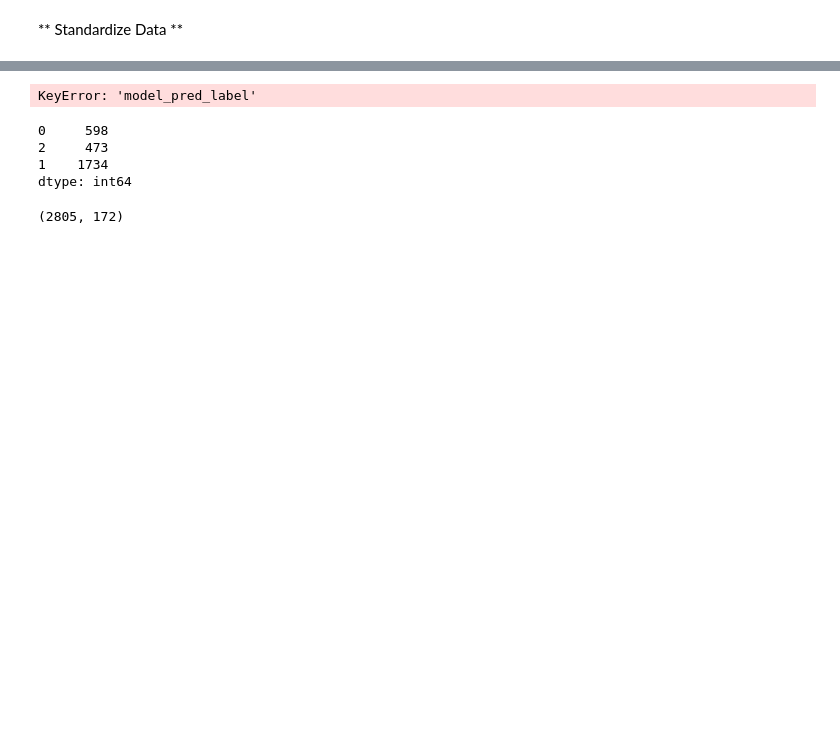
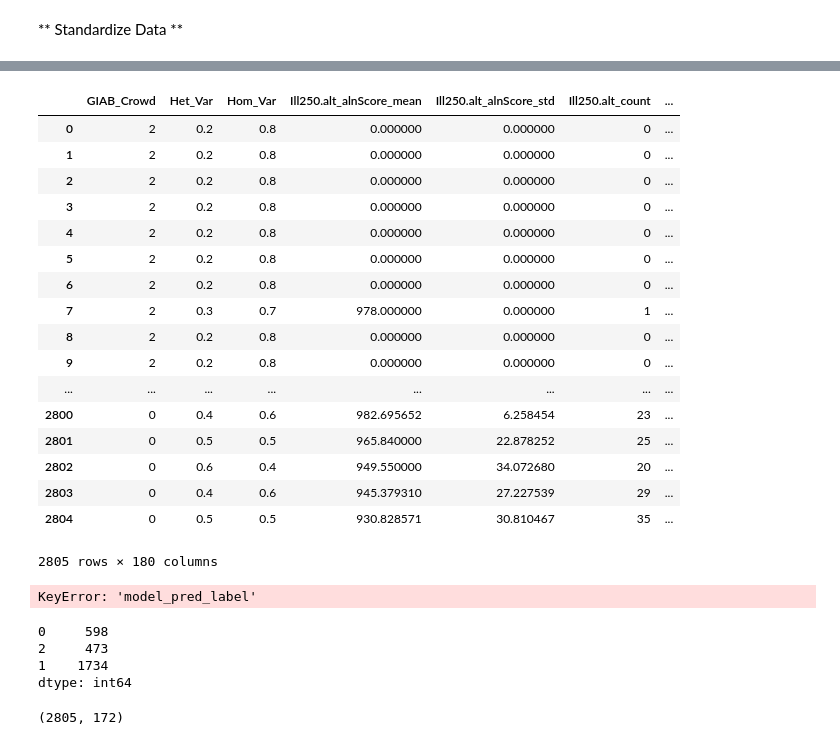
Before and after one commit to lesleymaraina/NIST, a Jupyter notebook: Notebooks/CrowdVariant/CrowdVariantAnalysis - Machine Learning-Copy1.ipynb, the cells around one changed output, grey strips where cells are left out. Drawn from its saved outputs; the diff is of its cells as text; code cells hidden in the pictures; blank space fills up the shorter version.

```diff
--- a/Notebooks/CrowdVariant/CrowdVariantAnalysis - Machine Learning-Copy1.ipynb
+++ b/Notebooks/CrowdVariant/CrowdVariantAnalysis - Machine Learning-Copy1.ipynb
@@ -438,0 +740,11 @@ ValueError: Number of features of the model must match the input. Model n_featur
+# %%
+# TODO: Make Code More efficient
+# Import Dataframe with X and Y represented as 23 and 24
+X2 = pd.read_csv('/Users/lmc2/NIST/Notebooks/CrowdVariant/X2_try1.csv')
+# Drop the following columns so that pred_prob in next step works
+X2.drop(['model_pred_label'], axis=1, inplace = True)
+X2.drop(['GIAB_Crowd'], axis=1, inplace = True)
+X2.drop(['chrom'], axis=1, inplace = True)
+X2.drop(['start'], axis=1, inplace = True)
+X2.drop(['end'], axis=1, inplace = True)
+X2.drop(['Size'], axis=1, inplace = True)
@@ -438,0 +771,4 @@ ValueError: Number of features of the model must match the input. Model n_featur
+# %%
+svvz_pred_labels_df = pd.read_csv('svvz_original_df_2.csv')
+# %%
+svvz_pred_labels_df['model_pred_label'] = X2['model_pred_label']
@@ -438,0 +785,3 @@ ValueError: Number of features of the model must match the input. Model n_featur
+# %%
+svvz_pred_labels_df.rename(columns={'1': 'Het_Var'}, inplace=True)
+svvz_pred_labels_df.rename(columns={'2': 'Hom_Var'}, inplace=True)
@@ -438,0 +798,21 @@ ValueError: Number of features of the model must match the input. Model n_featur
+# %%
+svvz_pred_labels_df.reindex_axis(sorted(svvz_pred_labels_df.columns), axis=1)
+# %% [output]
+|  | GIAB_Crowd | Het_Var | Hom_Var | Ill250.alt_alnScore_mean | Ill250.alt_alnScore_std | Ill250.alt_count | ... |
+| 0 | 2 | 0.2 | 0.8 | 0.000000 | 0.000000 | 0 | ... |
+| 1 | 2 | 0.2 | 0.8 | 0.000000 | 0.000000 | 0 | ... |
+| 2 | 2 | 0.2 | 0.8 | 0.000000 | 0.000000 | 0 | ... |
+| 3 | 2 | 0.2 | 0.8 | 0.000000 | 0.000000 | 0 | ... |
+| 4 | 2 | 0.2 | 0.8 | 0.000000 | 0.000000 | 0 | ... |
+| 5 | 2 | 0.2 | 0.8 | 0.000000 | 0.000000 | 0 | ... |
+| 6 | 2 | 0.2 | 0.8 | 0.000000 | 0.000000 | 0 | ... |
+| 7 | 2 | 0.3 | 0.7 | 978.000000 | 0.000000 | 1 | ... |
+| 8 | 2 | 0.2 | 0.8 | 0.000000 | 0.000000 | 0 | ... |
+| 9 | 2 | 0.2 | 0.8 | 0.000000 | 0.000000 | 0 | ... |
+| ... | ... | ... | ... | ... | ... | ... | ... |
+| 2800 | 0 | 0.4 | 0.6 | 982.695652 | 6.258454 | 23 | ... |
+| 2801 | 0 | 0.5 | 0.5 | 965.840000 | 22.878252 | 25 | ... |
+| 2802 | 0 | 0.6 | 0.4 | 949.550000 | 34.072680 | 20 | ... |
+| 2803 | 0 | 0.4 | 0.6 | 945.379310 | 27.227539 | 29 | ... |
+| 2804 | 0 | 0.5 | 0.5 | 930.828571 | 30.810467 | 35 | ... |
+2805 rows × 180 columns
```
Also changed, not shown: parts of 85 cells of this notebook, 40 other files.
